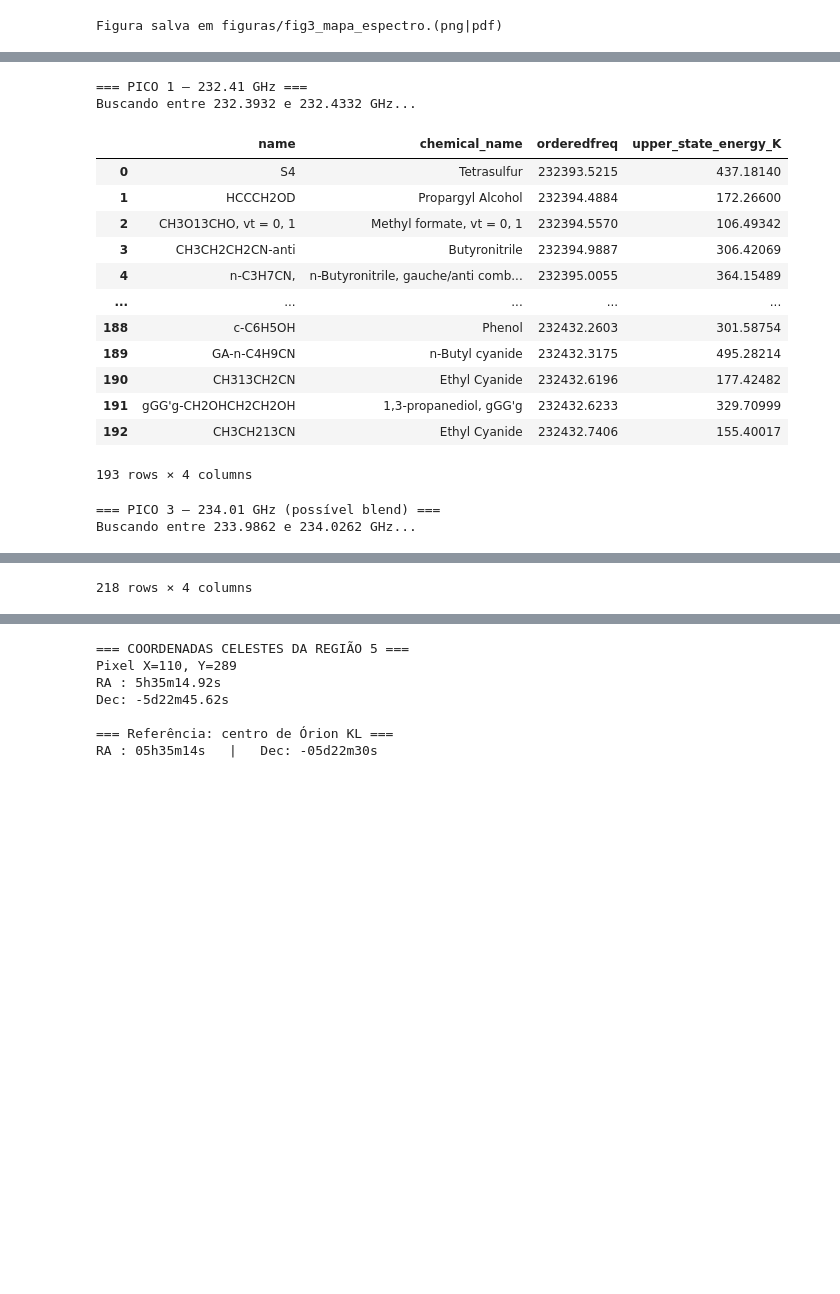
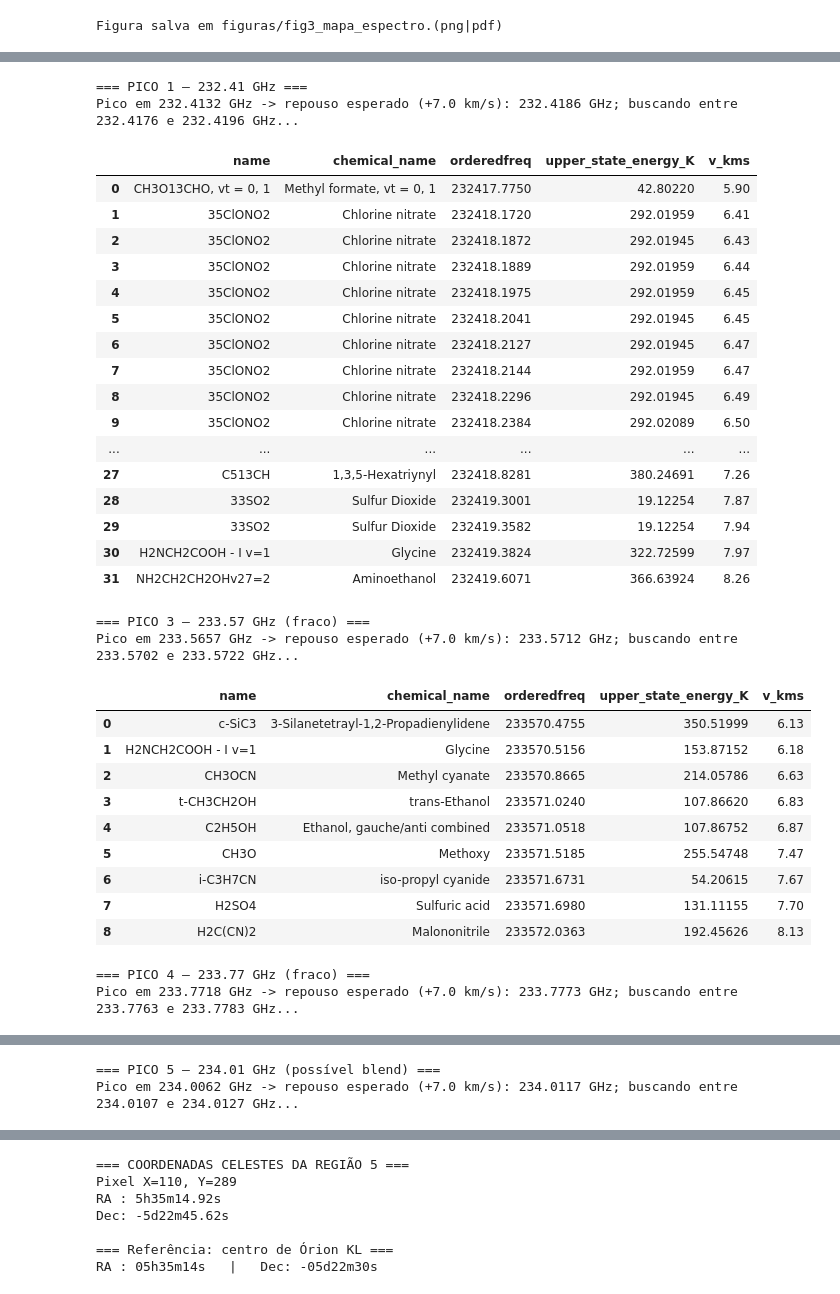
Before and after one commit to rrf-astro/Astroquimica_nebulosa_Orion, a Jupyter notebook: Espectro_OMC-1.ipynb, the cells around one changed output, grey strips where cells are left out. Saved outputs shown, nothing was run; the diff lists cells and outputs as text; code cells hidden in the pictures; blank space fills up the shorter version.

```diff
--- a/Espectro_OMC-1.ipynb
+++ b/Espectro_OMC-1.ipynb
@@ -341,11 +345,11 @@ preliminar. Esta é a **Figura 2** do artigo.
 # %%
 espectro_norm = espectro_pico / np.nanmax(np.abs(espectro_pico))
 
-# rótulos por proximidade de frequência de repouso (usa a tabela final)
+# rótulos por proximidade da frequência OBSERVADA do pico (candidatas da Tabela 1)
 rotulos = {
-    232.400: r"CH$_3$OD",
-    232.930: r"CH$_3$COOH",
-    234.000: r"blend",
+    232.413: r"CH$_3$OH",
+    232.940: r"CH$_3$OH",
+    234.006: r"blend",
 }
 
 def rotulo_mais_proximo(f, tol=0.05):
@@ -354,7 +358,7 @@ def rotulo_mais_proximo(f, tol=0.05):
     return rotulos[chave] if abs(chave - f) < tol else ""
 
 # margem em x e alinhamento de rótulo perto das bordas: um pico muito próximo do
-# limite do eixo (ex.: o "blend" em 234.00 GHz, praticamente no limite direito)
+# limite do eixo (ex.: o "blend" em 234.01 GHz, praticamente no limite direito)
 # teria metade do texto ha="center" projetada para fora do quadro; alinhando à
 # direita/esquerda perto das bordas, o rótulo sempre fica totalmente visível.
 FREQ_MIN, FREQ_MAX = freq_ghz.min(), freq_ghz.max()
@@ -371,9 +375,9 @@ def alinhamento_horizontal(f):
 # picos que ganham um inset de zoom: os três de MAIOR fluxo (alt_picos), não os
 # três de menor frequência. sorted(freq_picos)[:3] pegava por engano os picos
 # 232.41/232.94/233.57 GHz — esse último é um dos dois remanescentes fracos
-# (~233.57 e ~233.77 GHz, citados na Etapa 4 como "não explorados"), então seu
+# (~233.57 e ~233.77 GHz, citados na Etapa 4 como mais fracos), então seu
 # inset ficava sem nome de molécula. Selecionando pelas três maiores alturas
-# ficamos com 232.41, 232.94 e 234.00 GHz — exatamente os três picos
+# ficamos com 232.41, 232.94 e 234.01 GHz — exatamente os três picos
 # consultados nos catálogos JPL/CDMS na Etapa 5 e presentes em `rotulos`.
 picos_top3 = sorted(freq_picos[np.argsort(alt_picos)[-3:]])
 picos_com_inset = set(np.round(picos_top3, 6))
@@ -542,26 +556,50 @@ mesma frequência observada.
 # %%
 print("=== PICO 1 — 232.41 GHz ===")
 cand_pico1 = investigar_pico(232.4132)
 display(cand_pico1)
 
-print("=== PICO 3 — 234.01 GHz (possível blend) ===")
-cand_pico3 = investigar_pico(234.0062)
+print("=== PICO 3 — 233.57 GHz (fraco) ===")
+cand_pico3 = investigar_pico(233.5657)
 display(cand_pico3)
+
+print("=== PICO 4 — 233.77 GHz (fraco) ===")
+cand_pico4 = investigar_pico(233.7718)
+display(cand_pico4)
+
+print("=== PICO 5 — 234.01 GHz (possível blend) ===")
+cand_pico5 = investigar_pico(234.0062)
+display(cand_pico5)
 # %% [output]
 === PICO 1 — 232.41 GHz ===
-Buscando entre 232.3932 e 232.4332 GHz...
+Pico em 232.4132 GHz -> repouso esperado (+7.0 km/s): 232.4186 GHz; buscando entre 232.4176 e 232.4196 GHz...
-|  | name | chemical_name | orderedfreq | upper_state_energy_K |
-| 0 | S4 | Tetrasulfur | 232393.5215 | 437.18140 |
-| 1 | HCCCH2OD | Propargyl Alcohol | 232394.4884 | 172.26600 |
-| 2 | CH3O13CHO, vt = 0, 1 | Methyl formate, vt = 0, 1 | 232394.5570 | 106.49342 |
-| 3 | CH3CH2CH2CN-anti | Butyronitrile | 232394.9887 | 306.42069 |
-| 4 | n-C3H7CN, | n-Butyronitrile, gauche/anti comb... | 232395.0055 | 364.15489 |
-| ... | ... | ... | ... | ... |
-| 188 | c-C6H5OH | Phenol | 232432.2603 | 301.58754 |
-| 189 | GA-n-C4H9CN | n-Butyl cyanide | 232432.3175 | 495.28214 |
-| 190 | CH313CH2CN | Ethyl Cyanide | 232432.6196 | 177.42482 |
-| 191 | gGG'g-CH2OHCH2CH2OH | 1,3-propanediol, gGG'g | 232432.6233 | 329.70999 |
-| 192 | CH3CH213CN | Ethyl Cyanide | 232432.7406 | 155.40017 |
+|  | name | chemical_name | orderedfreq | upper_state_energy_K | v_kms |
+| 0 | CH3O13CHO, vt = 0, 1 | Methyl formate, vt = 0, 1 | 232417.7750 | 42.80220 | 5.90 |
+| 1 | 35ClONO2 | Chlorine nitrate | 232418.1720 | 292.01959 | 6.41 |
+| 2 | 35ClONO2 | Chlorine nitrate | 232418.1872 | 292.01945 | 6.43 |
+| 3 | 35ClONO2 | Chlorine nitrate | 232418.1889 | 292.01959 | 6.44 |
+| 4 | 35ClONO2 | Chlorine nitrate | 232418.1975 | 292.01959 | 6.45 |
+| 5 | 35ClONO2 | Chlorine nitrate | 232418.2041 | 292.01945 | 6.45 |
+| 6 | 35ClONO2 | Chlorine nitrate | 232418.2127 | 292.01945 | 6.47 |
+| 7 | 35ClONO2 | Chlorine nitrate | 232418.2144 | 292.01959 | 6.47 |
+| 8 | 35ClONO2 | Chlorine nitrate | 232418.2296 | 292.01945 | 6.49 |
+| 9 | 35ClONO2 | Chlorine nitrate | 232418.2384 | 292.02089 | 6.50 |
+| ... | ... | ... | ... | ... | ... |
+| 27 | C513CH | 1,3,5-Hexatriynyl | 232418.8281 | 380.24691 | 7.26 |
+| 28 | 33SO2 | Sulfur Dioxide | 232419.3001 | 19.12254 | 7.87 |
+| 29 | 33SO2 | Sulfur Dioxide | 232419.3582 | 19.12254 | 7.94 |
+| 30 | H2NCH2COOH - I v=1 | Glycine | 232419.3824 | 322.72599 | 7.97 |
+| 31 | NH2CH2CH2OHv27=2 | Aminoethanol | 232419.6071 | 366.63924 | 8.26 |
-193 rows × 4 columns
+=== PICO 3 — 233.57 GHz (fraco) ===
+Pico em 233.5657 GHz -> repouso esperado (+7.0 km/s): 233.5712 GHz; buscando entre 233.5702 e 233.5722 GHz...
+|  | name | chemical_name | orderedfreq | upper_state_energy_K | v_kms |
+| 0 | c-SiC3 | 3-Silanetetrayl-1,2-Propadienylidene | 233570.4755 | 350.51999 | 6.13 |
+| 1 | H2NCH2COOH - I v=1 | Glycine | 233570.5156 | 153.87152 | 6.18 |
+| 2 | CH3OCN | Methyl cyanate | 233570.8665 | 214.05786 | 6.63 |
+| 3 | t-CH3CH2OH | trans-Ethanol | 233571.0240 | 107.86620 | 6.83 |
+| 4 | C2H5OH | Ethanol, gauche/anti combined | 233571.0518 | 107.86752 | 6.87 |
+| 5 | CH3O | Methoxy | 233571.5185 | 255.54748 | 7.47 |
+| 6 | i-C3H7CN | iso-propyl cyanide | 233571.6731 | 54.20615 | 7.67 |
+| 7 | H2SO4 | Sulfuric acid | 233571.6980 | 131.11155 | 7.70 |
+| 8 | H2C(CN)2 | Malononitrile | 233572.0363 | 192.45626 | 8.13 |
-=== PICO 3 — 234.01 GHz (possível blend) ===
-Buscando entre 233.9862 e 234.0262 GHz...
+=== PICO 4 — 233.77 GHz (fraco) ===
+Pico em 233.7718 GHz -> repouso esperado (+7.0 km/s): 233.7773 GHz; buscando entre 233.7763 e 233.7783 GHz...
@@ -580 +618,2 @@ Buscando entre 233.9862 e 234.0262 GHz...
-218 rows × 4 columns
+=== PICO 5 — 234.01 GHz (possível blend) ===
+Pico em 234.0062 GHz -> repouso esperado (+7.0 km/s): 234.0117 GHz; buscando entre 234.0107 e 234.0127 GHz...
```
Also changed, not shown: parts of 11 cells of this notebook, 3 other files.
